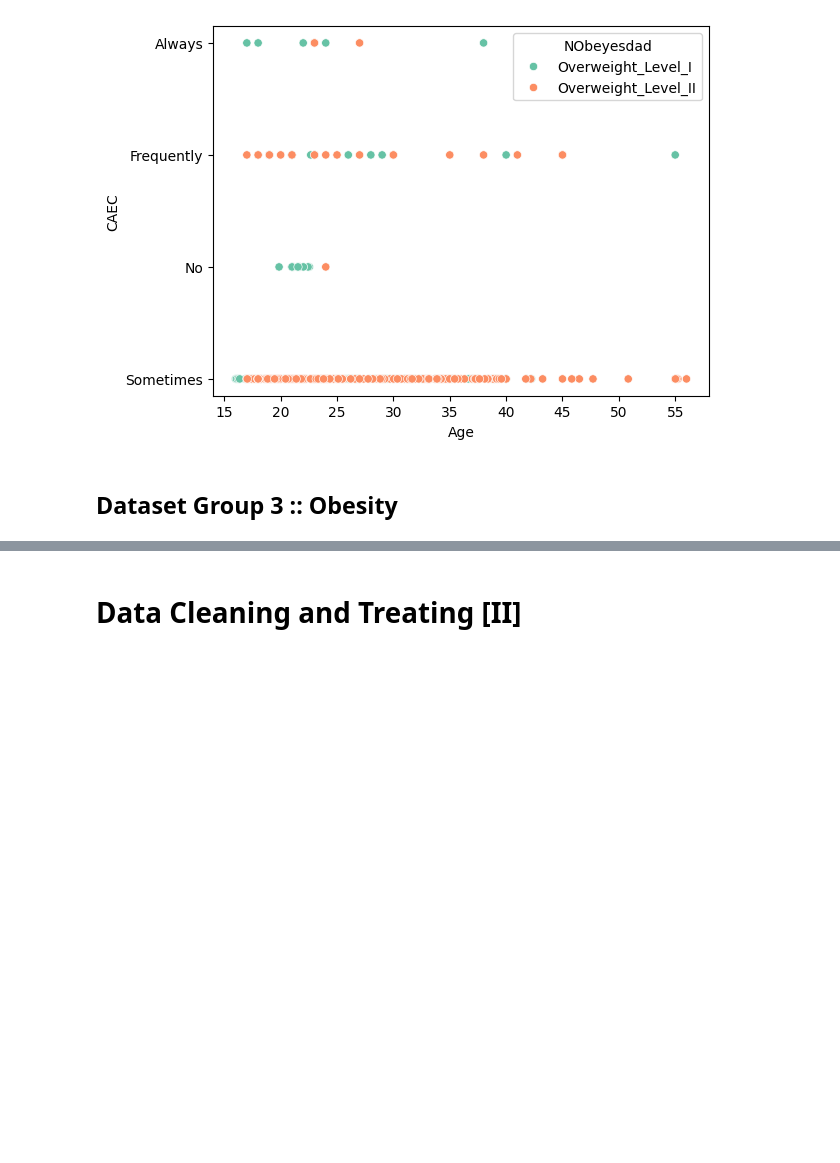
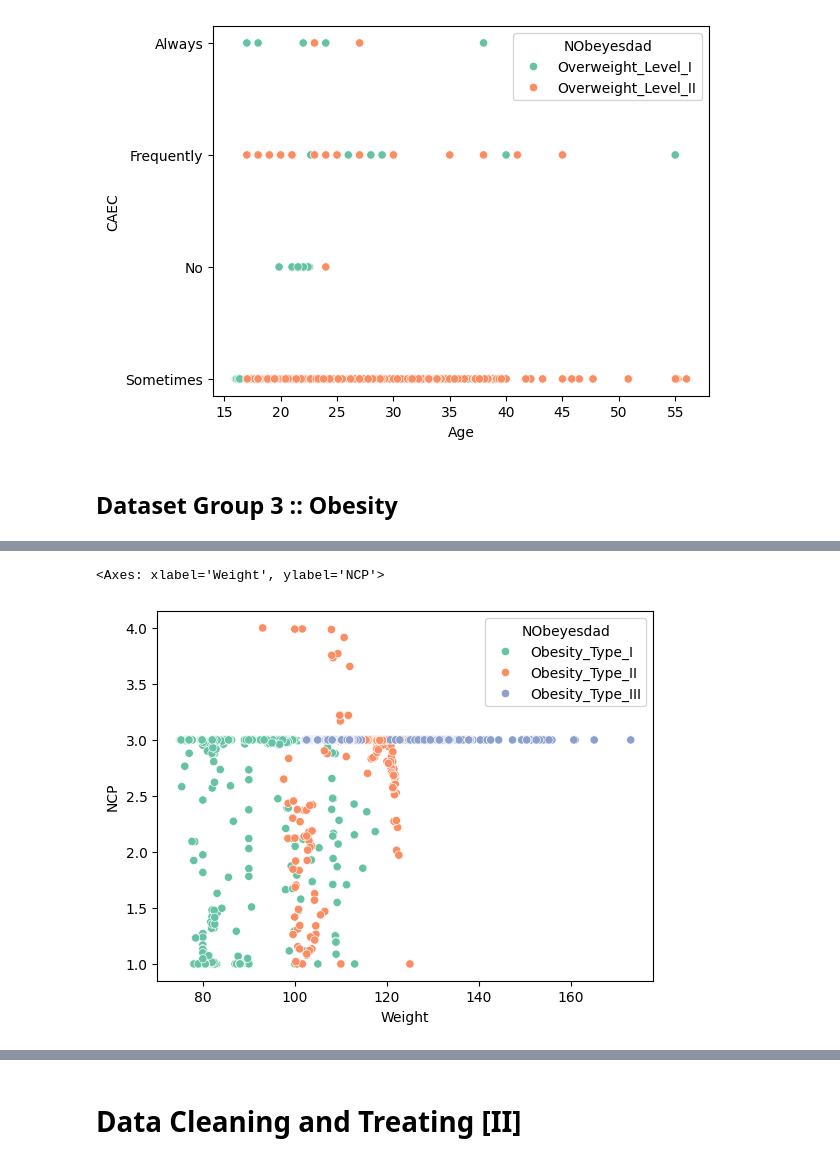
Before and after one commit to alexisuaguilaru/Obesity_Levels_Model, a Jupyter notebook: Exploratory_Data_Analysis/ExploratoryDataAnalysis.ipynb, the cells around one changed output, grey strips where cells are left out. Cells and saved outputs as stored; diff of their text form; code cells hidden in the pictures; blank space fills up the shorter version.

```diff
--- a/Exploratory_Data_Analysis/ExploratoryDataAnalysis.ipynb
+++ b/Exploratory_Data_Analysis/ExploratoryDataAnalysis.ipynb
@@ -325,0 +335,5 @@ Because of the overlaps between the obesity levels (considering only weight and
+# %%
+sns.scatterplot(ObesityDataset_Group3,x='Weight',y='NCP',hue='NObeyesdad',palette='Set2')
+# %% [output]
+<Axes: xlabel='Weight', ylabel='NCP'>
+[figure, added]
```
Also changed, not shown: parts of 8 cells of this notebook.
